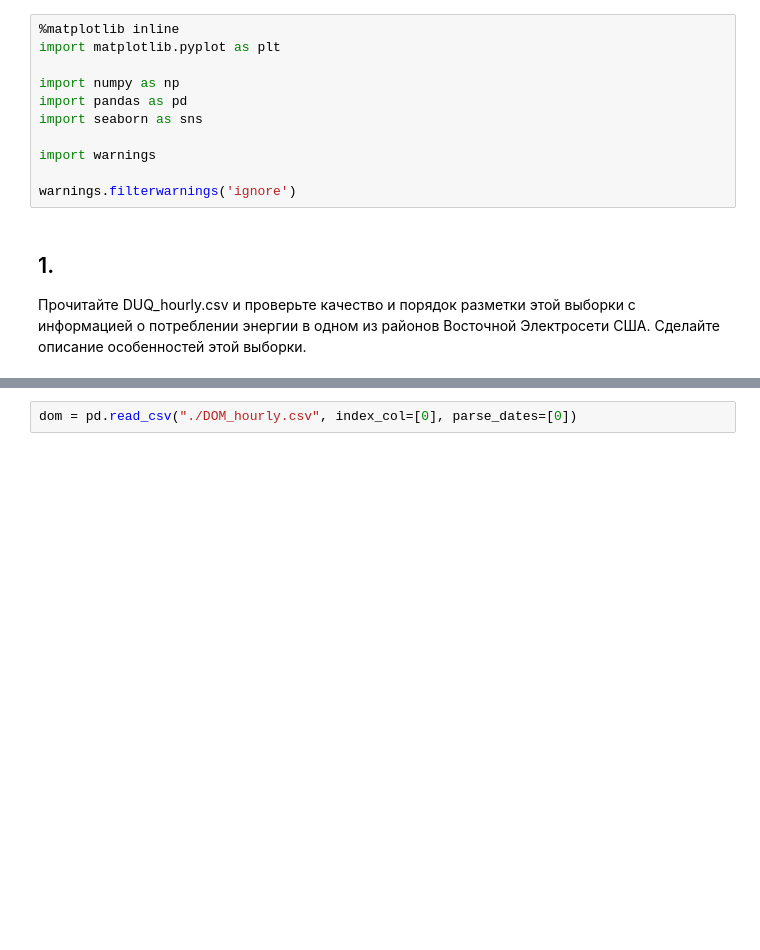
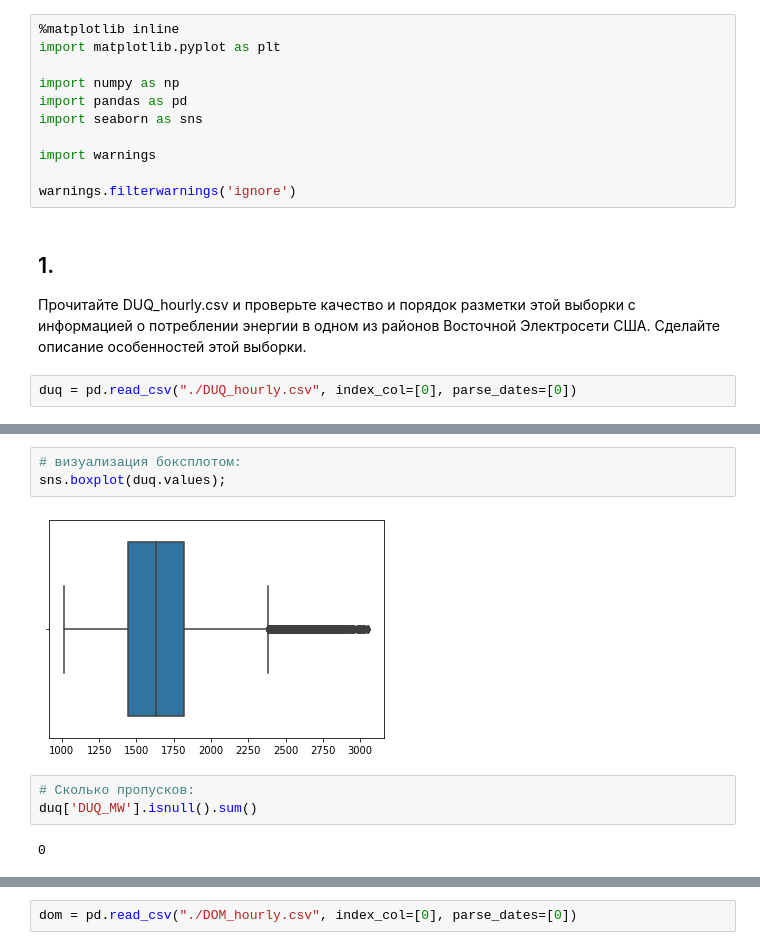
Before and after one commit to Svetorus/Time-Series, a Jupyter notebook: TS_1.ipynb, the cells around one changed output, grey strips where cells are left out. Saved outputs shown, nothing was run; the diff lists cells and outputs as text; blank space fills up the shorter version.

```diff
--- a/TS_1.ipynb
+++ b/TS_1.ipynb
@@ -14,3 +14,5 @@ warnings.filterwarnings('ignore')
 # %% [markdown]
 ## 1.
 Прочитайте DUQ_hourly.csv и проверьте качество и порядок разметки этой выборки с информацией о потреблении энергии в одном из районов Восточной Электросети США. Сделайте описание особенностей этой выборки.
+# %%
+duq = pd.read_csv("./DUQ_hourly.csv", index_col=[0], parse_dates=[0])
@@ -16,0 +44,10 @@ warnings.filterwarnings('ignore')
+# %%
+# визуализация боксплотом:
+sns.boxplot(duq.values);
+# %% [output]
+[figure, added]
+# %%
+# Сколько пропусков:
+duq['DUQ_MW'].isnull().sum()
+# %% [output]
+0
```
Also changed, not shown: parts of 12 cells of this notebook.
